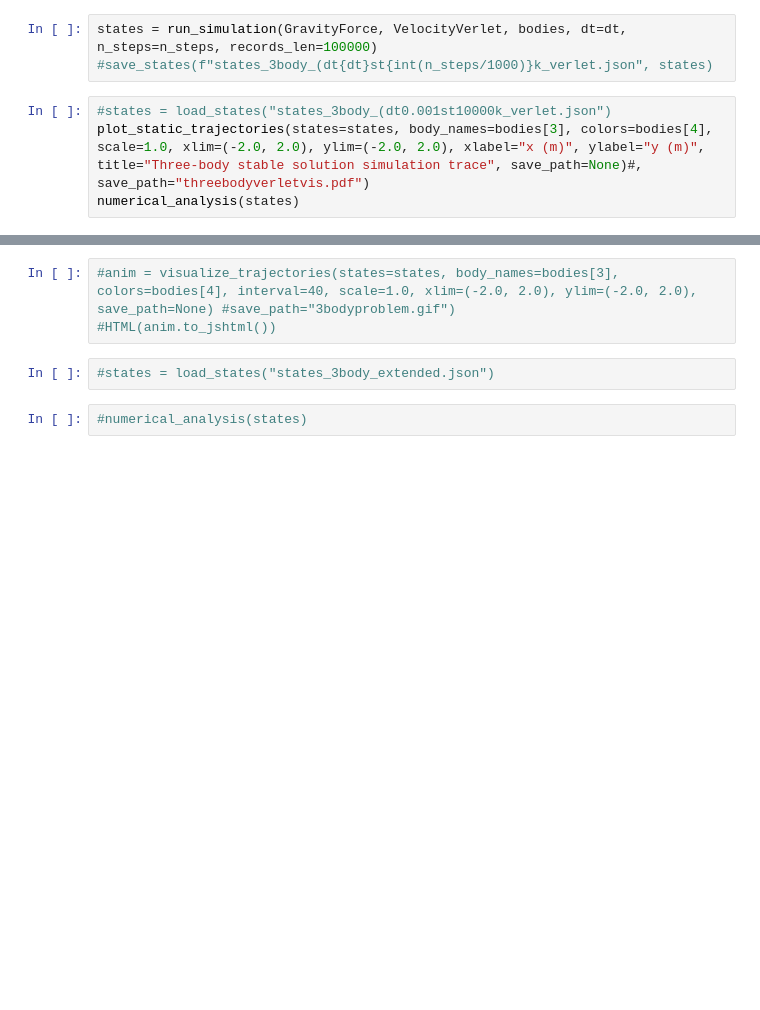
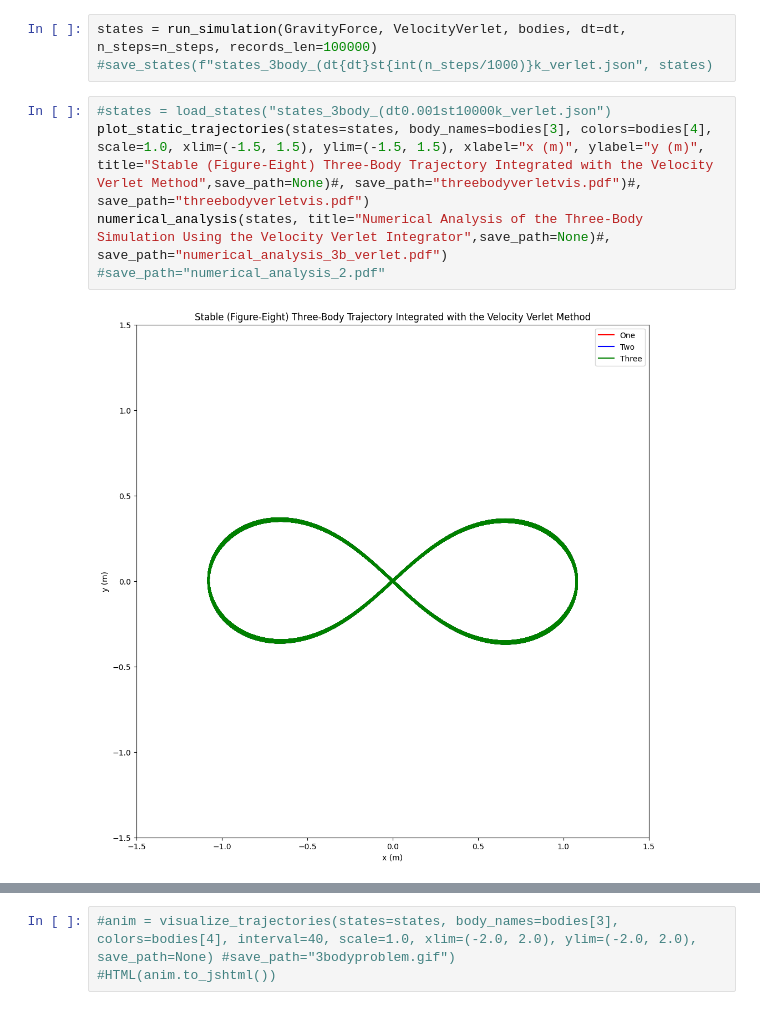
Before and after one commit to DanyBoi22/AstroRL, a Jupyter notebook: src/jupyter/threebody.ipynb, the cells around one changed output, grey strips where cells are left out. Cells and saved outputs as stored; diff of their text form; blank space fills up the shorter version.

```diff
--- a/src/jupyter/threebody.ipynb
+++ b/src/jupyter/threebody.ipynb
@@ -102,5 +107,7 @@ states = run_simulation(GravityForce, VelocityVerlet, bodies, dt=dt, n_steps=n_s
 #save_states(f"states_3body_(dt{dt}st{int(n_steps/1000)}k_verlet.json", states)
 # %%
 #states = load_states("states_3body_(dt0.001st10000k_verlet.json")
-plot_static_trajectories(states=states, body_names=bodies[3], colors=bodies[4], scale=1.0, xlim=(-2.0, 2.0), ylim=(-2.0, 2.0), xlabel="x (m)", ylabel="y (m)", title="Three-body stable solution simulation trace", save_path=None)#, save_path="threebodyverletvis.pdf")
-numerical_analysis(states)
+plot_static_trajectories(states=states, body_names=bodies[3], colors=bodies[4], scale=1.0, xlim=(-1.5, 1.5), ylim=(-1.5, 1.5), xlabel="x (m)", ylabel="y (m)", title="Stable (Figure-Eight) Three-Body Trajectory Integrated with the Velocity Verlet Method",save_path=None)#, save_path="threebodyverletvis.pdf")#, save_path="threebodyverletvis.pdf")
+numerical_analysis(states, title="Numerical Analysis of the Three-Body Simulation Using the Velocity Verlet Integrator",save_path=None)#, save_path="numerical_analysis_3b_verlet.pdf")  #save_path="numerical_analysis_2.pdf"
+# %% [output]
+[figure, added]
@@ -107,7 +115,3 @@ numerical_analysis(states)
 # %%
 #anim = visualize_trajectories(states=states, body_names=bodies[3], colors=bodies[4], interval=40, scale=1.0, xlim=(-2.0, 2.0), ylim=(-2.0, 2.0), save_path=None) #save_path="3bodyproblem.gif")
 #HTML(anim.to_jshtml())
-# %%
-#states = load_states("states_3body_extended.json")
-# %%
-#numerical_analysis(states)
```
Also changed, not shown: parts of 6 cells of this notebook, 13 other files.
